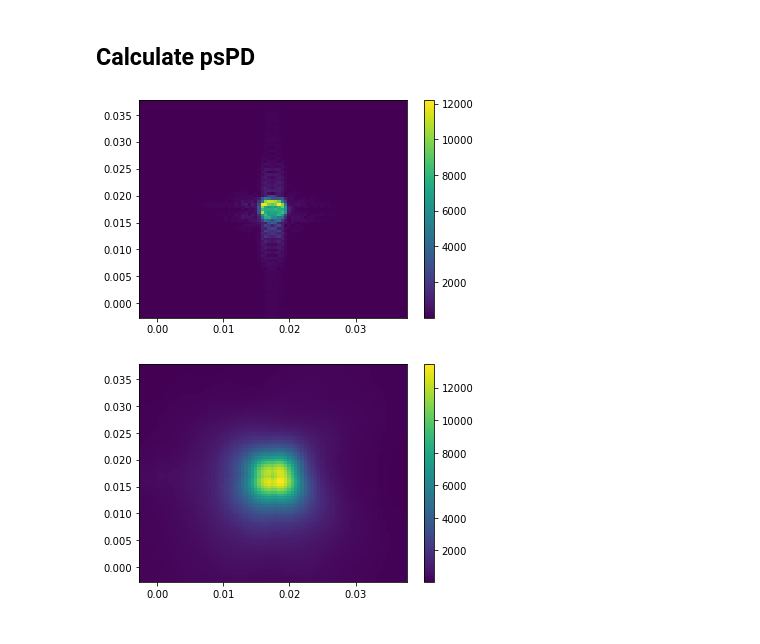
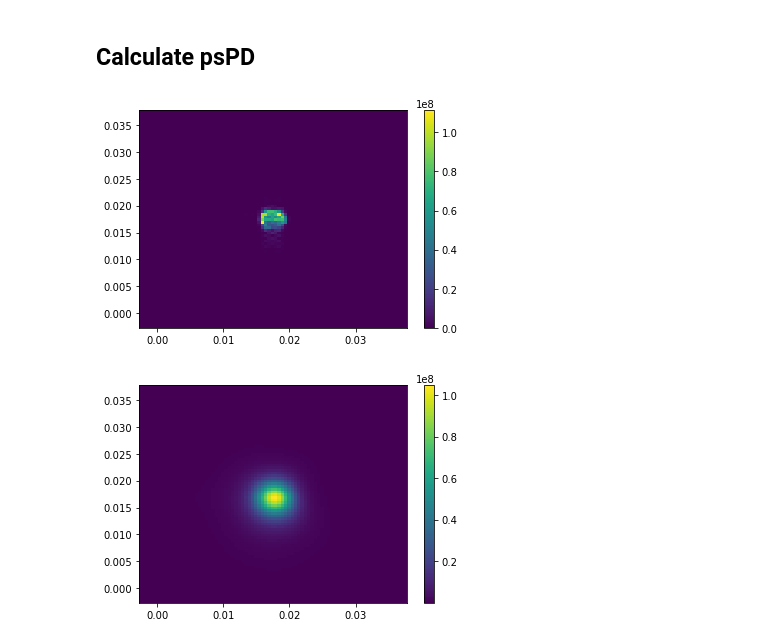
Before and after one commit to Khainguyen1349/MoMPython_KN, a Jupyter notebook: Maxwell/PlayWithMaxwell_4.ipynb, the cells around one changed output. Drawn from its saved outputs; the diff is of its cells as text; code cells hidden in the pictures.

```diff
--- a/Maxwell/PlayWithMaxwell_4.ipynb
+++ b/Maxwell/PlayWithMaxwell_4.ipynb
@@ -267,7 +267,8 @@ plt.show()
 # %% [markdown]
 ## Reconstruction of Z component
 # %%
-sEmeas_interp.DZ = -(sEmeas_interp.DX*KX + sEmeas_interp.DY*KY)/KZ
+lambda_recz=abs(k0)*1e-2
+sEmeas_interp.DZ = -(sEmeas_interp.DX*KX + sEmeas_interp.DY*KY)*(conj(KZ)/(lambda_recz**2+abs(KZ)**2))
 
 fig, axs = plt.subplots(2, 2)
 axs[0, 0].pcolormesh(Eanal.X,Eanal.Y,angle(sEanal.DZ),shading='auto')
@@ -388,16 +389,16 @@ for ax in axs.flat:
 # %% [markdown]
 ## Calculate psPD
 # %%
-psPDmeas = sum(abs(cross(Emeas_interp.D,Hmeas.D)),2)
+psPDmeas = sum(abs(cross(Emeas_interp.D,Hmeas.D))**2,2)
 # %%
-psPDanal = sum(abs(cross(Eanal.D,Hanal.D)),2)
+psPDanal = sum(abs(cross(Eanal.D,Hanal.D))**2,2)
 # %%
-plt.pcolormesh(Eanal.X,Eanal.Y,abs(psPDmeas)*2e9,shading='auto')
+plt.pcolormesh(Eanal.X,Eanal.Y,abs(psPDmeas)*6e18,shading='auto')
 plt.colorbar()
 plt.show()
 plt.pcolormesh(Eanal.X,Eanal.Y,abs(psPDanal),shading='auto')
 plt.colorbar()
 plt.show()
 # %% [output]
-[figure, old version]
+[figure, new version]
-[figure, old version]
+[figure, new version]
```
